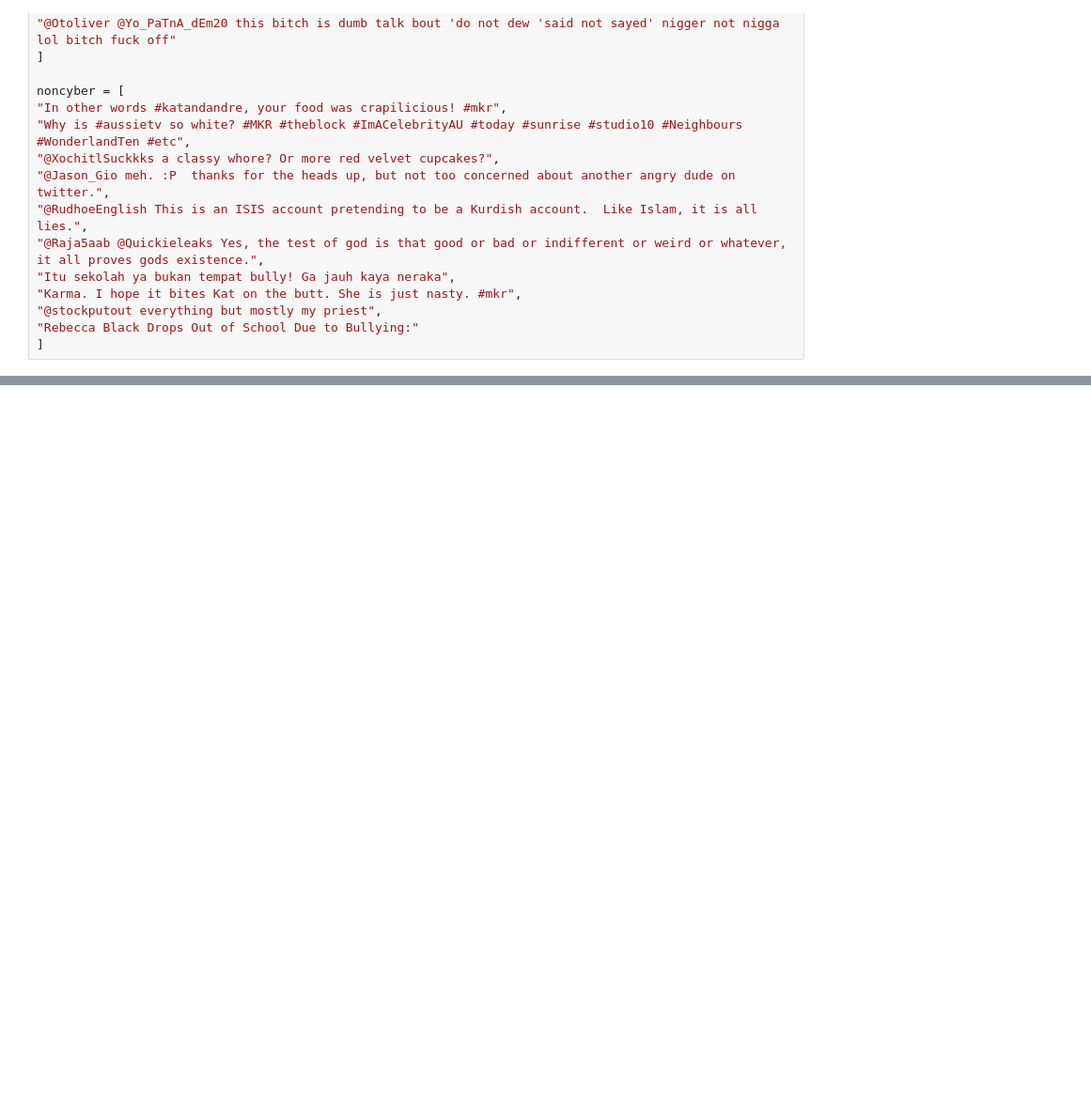
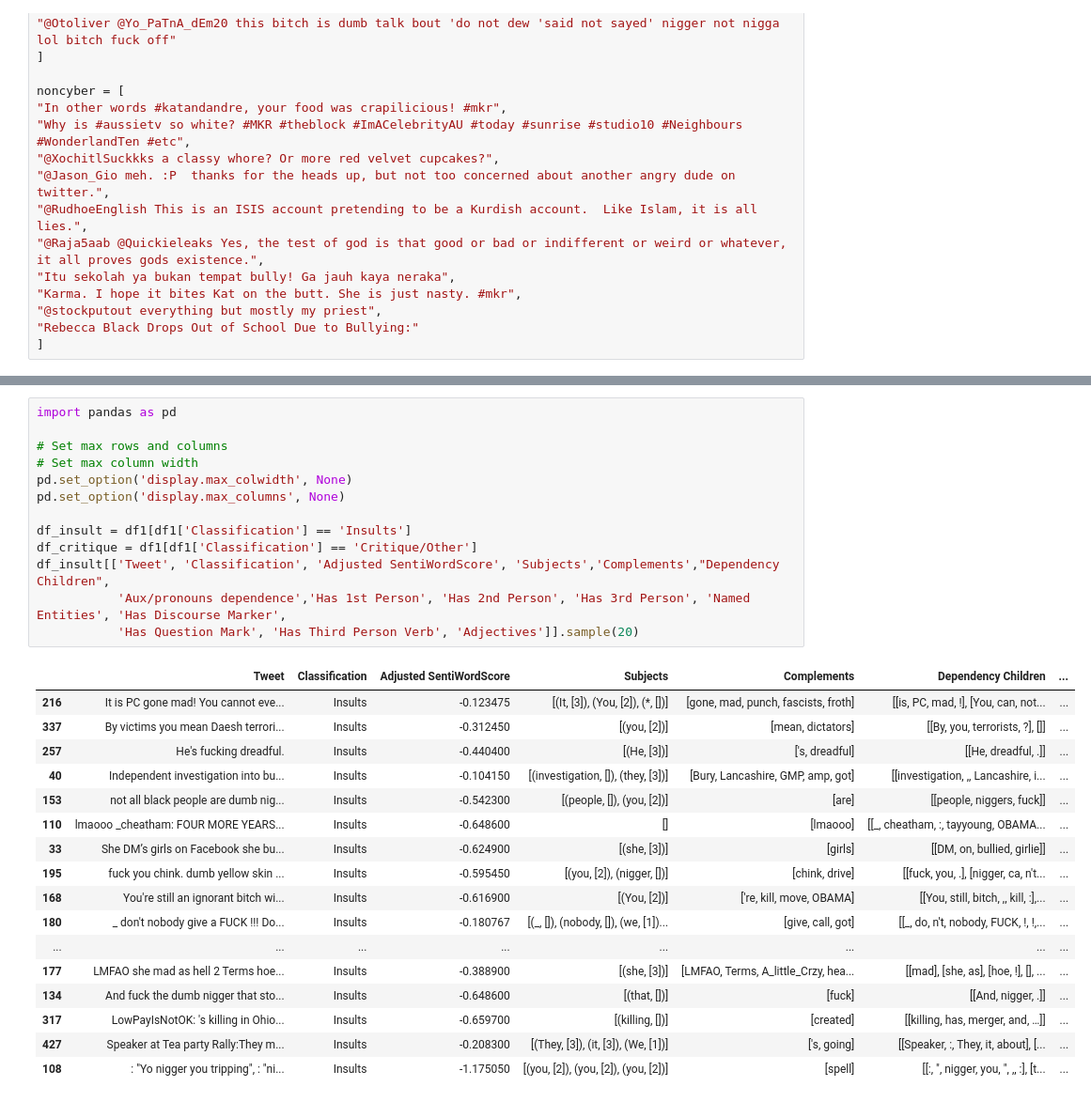
Before and after one commit to philbeliveau/Text_miningProject, a Jupyter notebook: Notebook/Cyberbullying_Exploration.ipynb, the cells around one changed output, grey strips where cells are left out. Shown at 94% size. Cells and saved outputs as stored; diff of their text form; blank space fills up the shorter version.

```diff
--- a/Notebook/Cyberbullying_Exploration.ipynb
+++ b/Notebook/Cyberbullying_Exploration.ipynb
@@ -155,0 +622,31 @@ noncyber = [
+# %%
+import pandas as pd
+
+# Set max rows and columns
+# Set max column width
+pd.set_option('display.max_colwidth', None)
+pd.set_option('display.max_columns', None)
+
+df_insult = df1[df1['Classification'] == 'Insults']
+df_critique = df1[df1['Classification'] == 'Critique/Other']
+df_insult[['Tweet', 'Classification', 'Adjusted SentiWordScore', 'Subjects','Complements',"Dependency Children",
+           'Aux/pronouns dependence','Has 1st Person', 'Has 2nd Person', 'Has 3rd Person', 'Named Entities', 'Has Discourse Marker',
+           'Has Question Mark', 'Has Third Person Verb', 'Adjectives']].sample(20)
+# %% [output]
+|  | Tweet | Classification | Adjusted SentiWordScore | Subjects | Complements | Dependency Children | ... |
+| 216 | It is PC gone mad! You cannot eve... | Insults | -0.123475 | [(It, [3]), (You, [2]), (*, [])] | [gone, mad, punch, fascists, froth] | [[is, PC, mad, !], [You, can, not... | ... |
+| 337 | By victims you mean Daesh terrori... | Insults | -0.312450 | [(you, [2])] | [mean, dictators] | [[By, you, terrorists, ?], []] | ... |
+| 257 | He's fucking dreadful. | Insults | -0.440400 | [(He, [3])] | ['s, dreadful] | [[He, dreadful, .]] | ... |
+| 40 | Independent investigation into bu... | Insults | -0.104150 | [(investigation, []), (they, [3])] | [Bury, Lancashire, GMP, amp, got] | [[investigation, ,, Lancashire, i... | ... |
+| 153 | not all black people are dumb nig... | Insults | -0.542300 | [(people, []), (you, [2])] | [are] | [[people, niggers, fuck]] | ... |
+| 110 | lmaooo _cheatham: FOUR MORE YEARS... | Insults | -0.648600 | [] | [lmaooo] | [[_, cheatham, :, tayyoung, OBAMA... | ... |
+| 33 | She DM’s girls on Facebook she bu... | Insults | -0.624900 | [(she, [3])] | [girls] | [[DM, on, bullied, girlie]] | ... |
+| 195 | fuck you chink. dumb yellow skin ... | Insults | -0.595450 | [(you, [2]), (nigger, [])] | [chink, drive] | [[fuck, you, .], [nigger, ca, n't... | ... |
+| 168 | You're still an ignorant bitch wi... | Insults | -0.616900 | [(You, [2])] | ['re, kill, move, OBAMA] | [[You, still, bitch, ,, kill, :],... | ... |
+| 180 | _ don't nobody give a FUCK !!! Do... | Insults | -0.180767 | [(_, []), (nobody, []), (we, [1])... | [give, call, got] | [[_, do, n't, nobody, FUCK, !, !,... | ... |
+| ... | ... | ... | ... | ... | ... | ... | ... |
+| 177 | LMFAO she mad as hell 2 Terms hoe... | Insults | -0.388900 | [(she, [3])] | [LMFAO, Terms, A_little_Crzy, hea... | [[mad], [she, as], [hoe, !], [], ... | ... |
+| 134 | And fuck the dumb nigger that sto... | Insults | -0.648600 | [(that, [])] | [fuck] | [[And, nigger, .]] | ... |
+| 317 | LowPayIsNotOK: 's killing in Ohio... | Insults | -0.659700 | [(killing, [])] | [created] | [[killing, has, merger, and, …]] | ... |
+| 427 | Speaker at Tea party Rally:They m... | Insults | -0.208300 | [(They, [3]), (it, [3]), (We, [1])] | ['s, going] | [[Speaker, :, They, it, about], [... | ... |
+| 108 | : "Yo nigger you tripping", : "ni... | Insults | -1.175050 | [(you, [2]), (you, [2]), (you, [2])] | [spell] | [[:, ", nigger, you, ", ,, :], [t... | ... |
```
Also changed, not shown: parts of 37 cells of this notebook, 3 other files.
